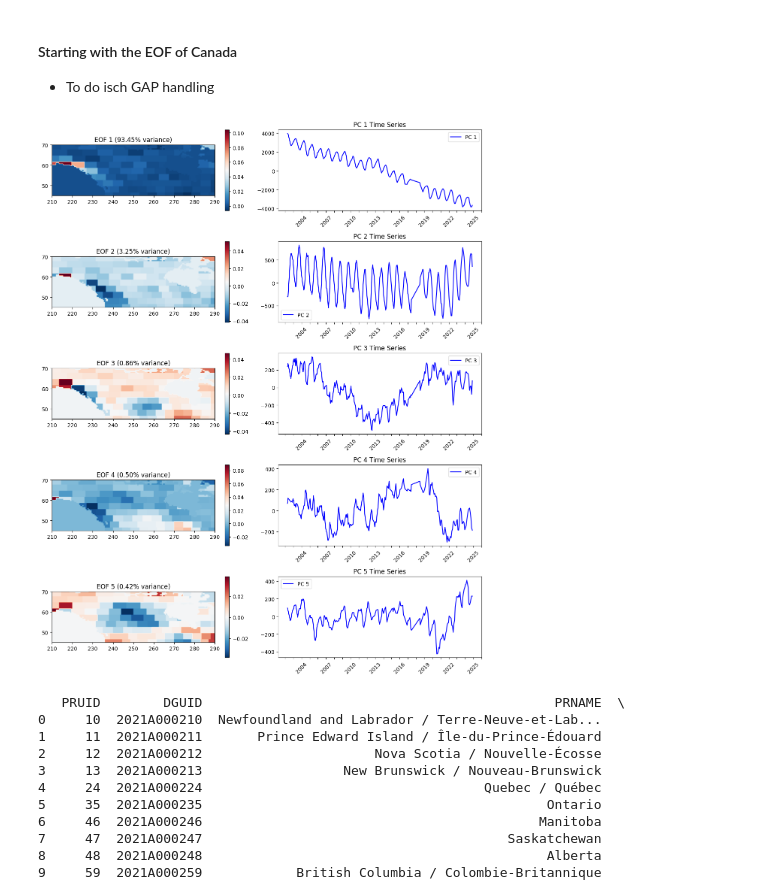
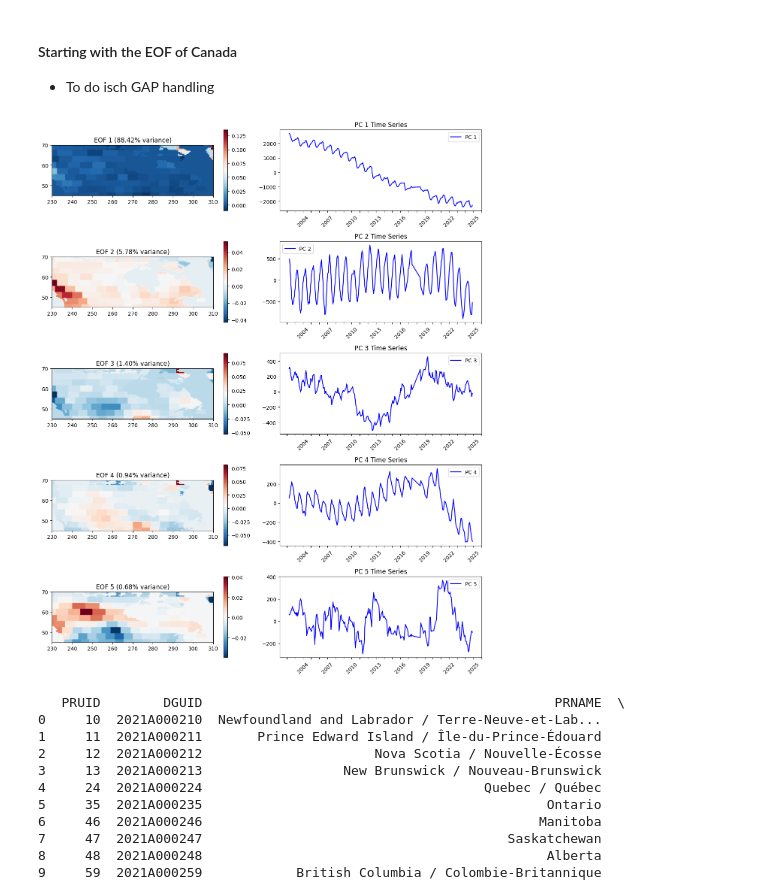
Before and after one commit to faehdy/Space_Data_Kernel, a Jupyter notebook: Grace/Project/src/LWE_Mascon.ipynb, the cells around one changed output. Drawn from its saved outputs; the diff is of its cells as text; code cells hidden in the pictures.

```diff
--- a/Grace/Project/src/LWE_Mascon.ipynb
+++ b/Grace/Project/src/LWE_Mascon.ipynb
@@ -160,8 +160,8 @@ data_max 237.644336204148
 - To do isch GAP handling
 # %%
 # Define the region of interest
-center_lat = 65
-center_lon = -110
+center_lat = 60
+center_lon = -90
 width = 80
 height = 40
 
@@ -208,34 +208,34 @@ explained_variance = pca.explained_variance_ratio_
 fig, axes = plt.subplots(5, 2, figsize=(12, 15))  # Adjust as needed
 for i in range(5):  # Plot first 5 EOFs and their time series
     # EOF spatial pattern
     eof_pattern = pca.components_[i].reshape(num_lat, num_lon)
     im = axes[i, 0].imshow(eof_pattern, cmap='RdBu_r', origin='lower',
                            extent=[lon_min, lon_max, lat_min, lat_max])
     axes[i, 0].set_title(f'EOF {i+1} ({explained_variance[i]*100:.2f}% variance)')
     fig.colorbar(im, ax=axes[i, 0])
 
     # Principal component time series
     axes[i, 1].plot(time_dates, transformed_data[:, i], label=f'PC {i+1}', color='b')  # Use time_dates for x-axis
     axes[i, 1].set_title(f'PC {i+1} Time Series')
     axes[i, 1].legend()
 
     # Set ticks every year
     axes[i, 1].xaxis.set_major_locator(mdates.YearLocator(1))  # Major ticks every year
 
     # Format labels to show the year only every 3 years
     def custom_year_formatter(x, pos):
         year = mdates.num2date(x).year
         return str(year) if year % 3 == 0 else ''  # Show year only if divisible by 3
 
     axes[i, 1].xaxis.set_major_formatter(FuncFormatter(custom_year_formatter))
 
     # Rotate the tick labels for better readability
     axes[i, 1].tick_params(axis='x', rotation=45)
 
 plt.tight_layout()
 plt.show()
 # %% [output]
-[figure, old version]
+[figure, new version]
 # %%
 from shapely.geometry import Point
 canada_shape = gpd.read_file('../Data/lpr_000b21a_e/lpr_000b21a_e.shp')
```
